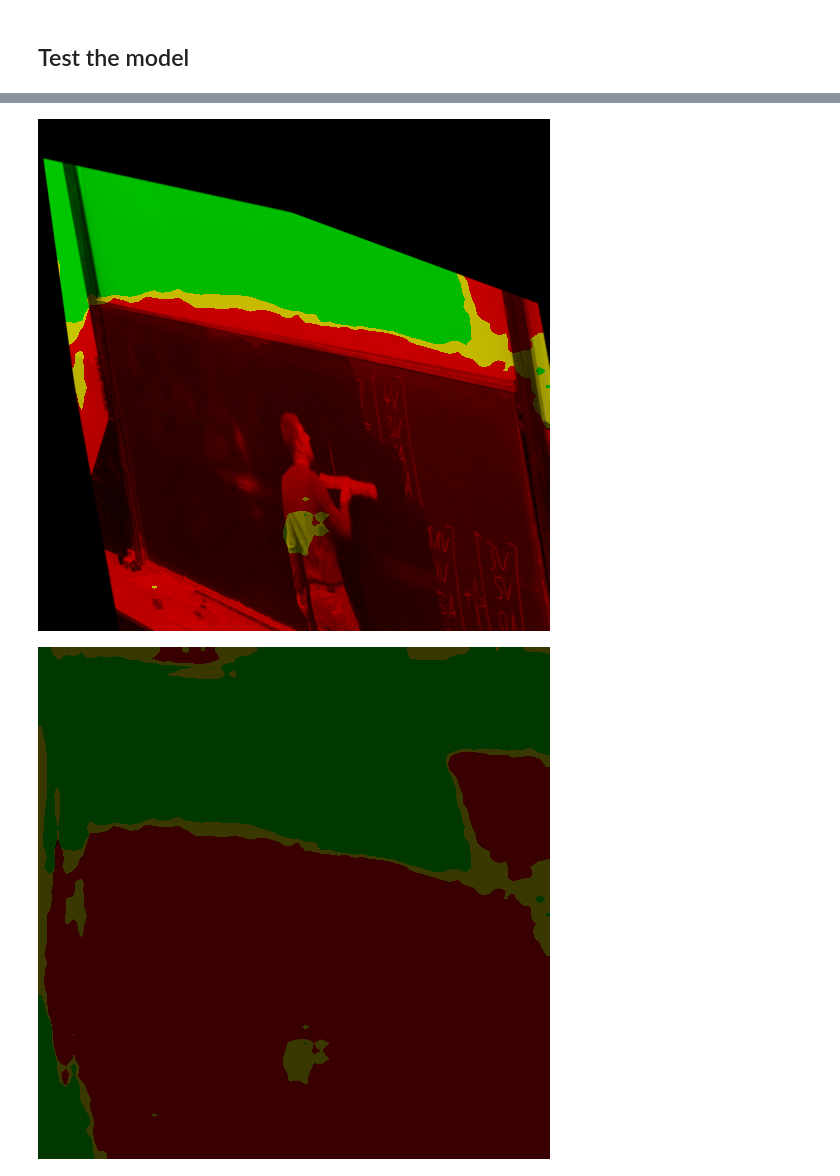
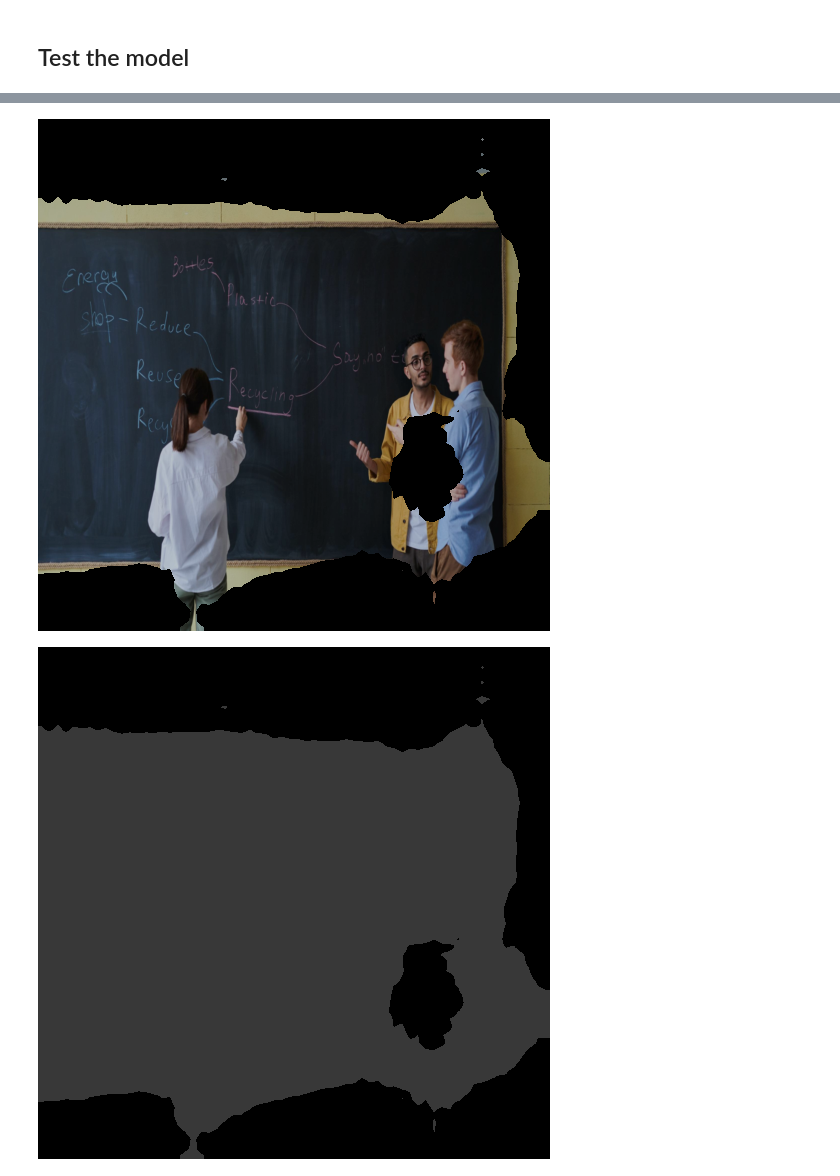
Before and after one commit to AlmTechSoftware/piper, a Jupyter notebook: training_data/research/feynman_2.ipynb, the cells around one changed output, grey strips where cells are left out. Saved outputs shown, nothing was run; the diff lists cells and outputs as text; code cells hidden in the pictures.

```diff
--- a/training_data/research/feynman_2.ipynb
+++ b/training_data/research/feynman_2.ipynb
@@ -133,9 +133,10 @@ class CocoSegmentationDataset(Dataset):
         if self.transform is not None:
             image = self.transform(image)
 
-        # image = self.normalize(image/255.0) # very important because teaching it is better or something, thanks ArXiV
+        image /= 255.0
+        image = self.normalize(image) # very important because teaching it is better or something, thanks ArXiV
 
-        return image / 255, masks
+        return image, masks
 
 dataset = CocoSegmentationDataset(root_dir="dataset/train/",
                                   annotation_file="dataset/train/_annotations.coco.json")
@@ -318,20 +313,17 @@ RuntimeError: Attempting to deserialize object on a CUDA device but torch.cuda.i
 device_type = "cuda" if torch.cuda.is_available() else "cpu"
 device = torch.device(device_type)
 cpu_device = torch.device("cpu")
+# %%
+import torch
+
+model = torch.load("models/feynman.pth", map_location=device)
 # %%
 model = model.to(device)
 
-img, label = dataset[14]
+img, label = dataset[2]
 display(tensor_to_pil(img*100 + label*120))
-
-print("VS")
 
 img = img.to(device)
 outputs = model(img.unsqueeze(0))
 result = outputs["out"].to(cpu_device)
-
-print(result, result.shape)
-pic = tensor_to_pil(result.squeeze(0))
-print(type(pic), pic)
-display(pic)
 # %% [output]
@@ -358,15 +332,15 @@ tensor([[[[ 0.3348,  0.3348,  0.3348,  ...,  0.8847,  0.8847,  0.8847],
 test = result.squeeze(0).to(cpu_device)
 img = img.to(cpu_device)
 
-bin_mask = test > 0.6
-# print(bin_mask)
+bin_mask = test >= 0.9
+print(bin_mask)
 
-sk = img * bin_mask
+sk = img * (bin_mask[0] > 0.9)
 
 print(sk)
 
 result_img = tensor_to_pil(sk*200)
-mask_img = tensor_to_pil(bin_mask.float() * 200)
+mask_img = tensor_to_pil(bin_mask[0].float() * 200)
 display(result_img)
 display(mask_img)
 # %% [output]
@@ -390,2 +364,2 @@ tensor([[[0.0000, 0.0000, 0.0000,  ..., 0.0000, 0.0000, 0.0000],
-[figure, old version]
+[figure, new version]
-[figure, old version]
+[figure, new version]
```
Also changed, not shown: parts of 4 cells of this notebook.
